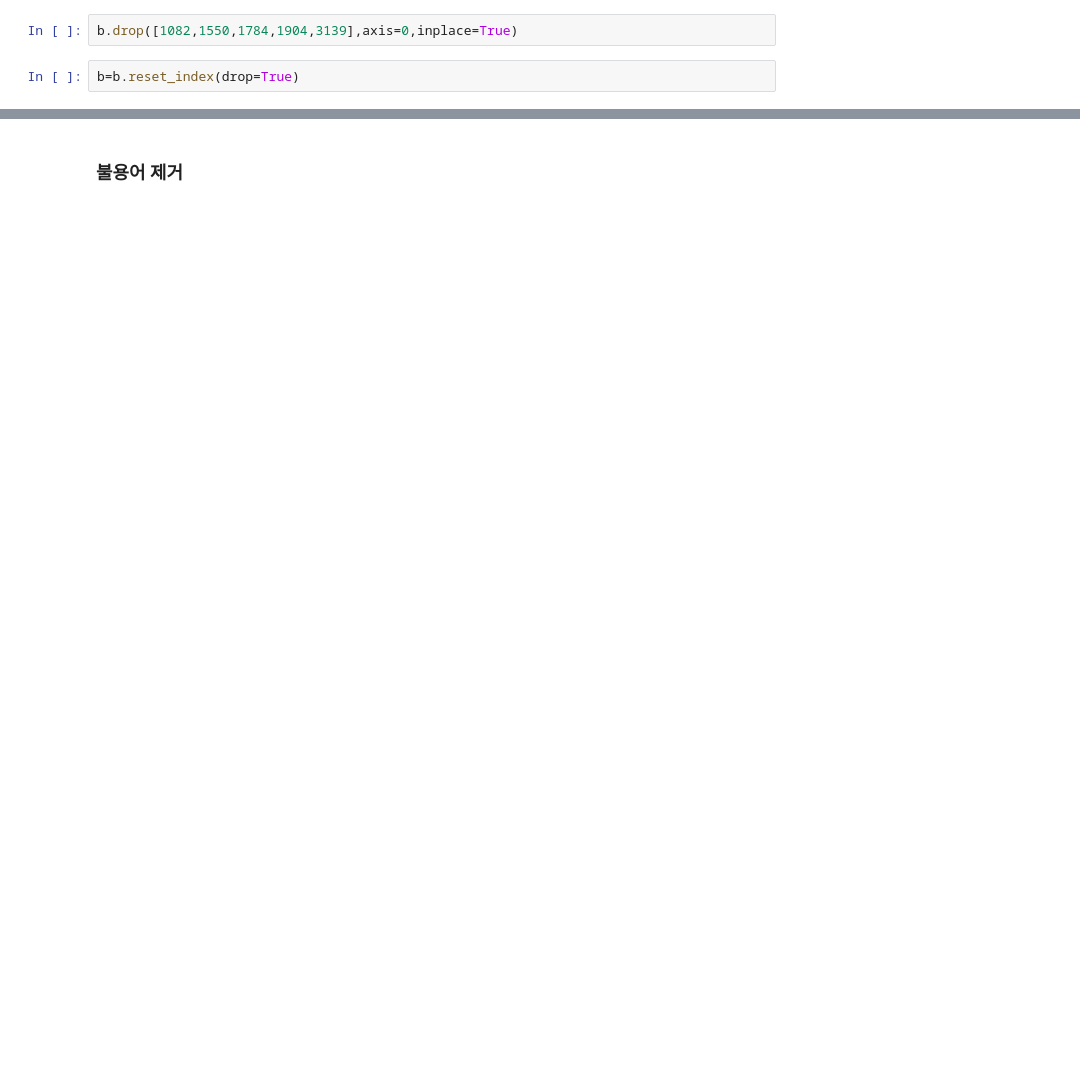
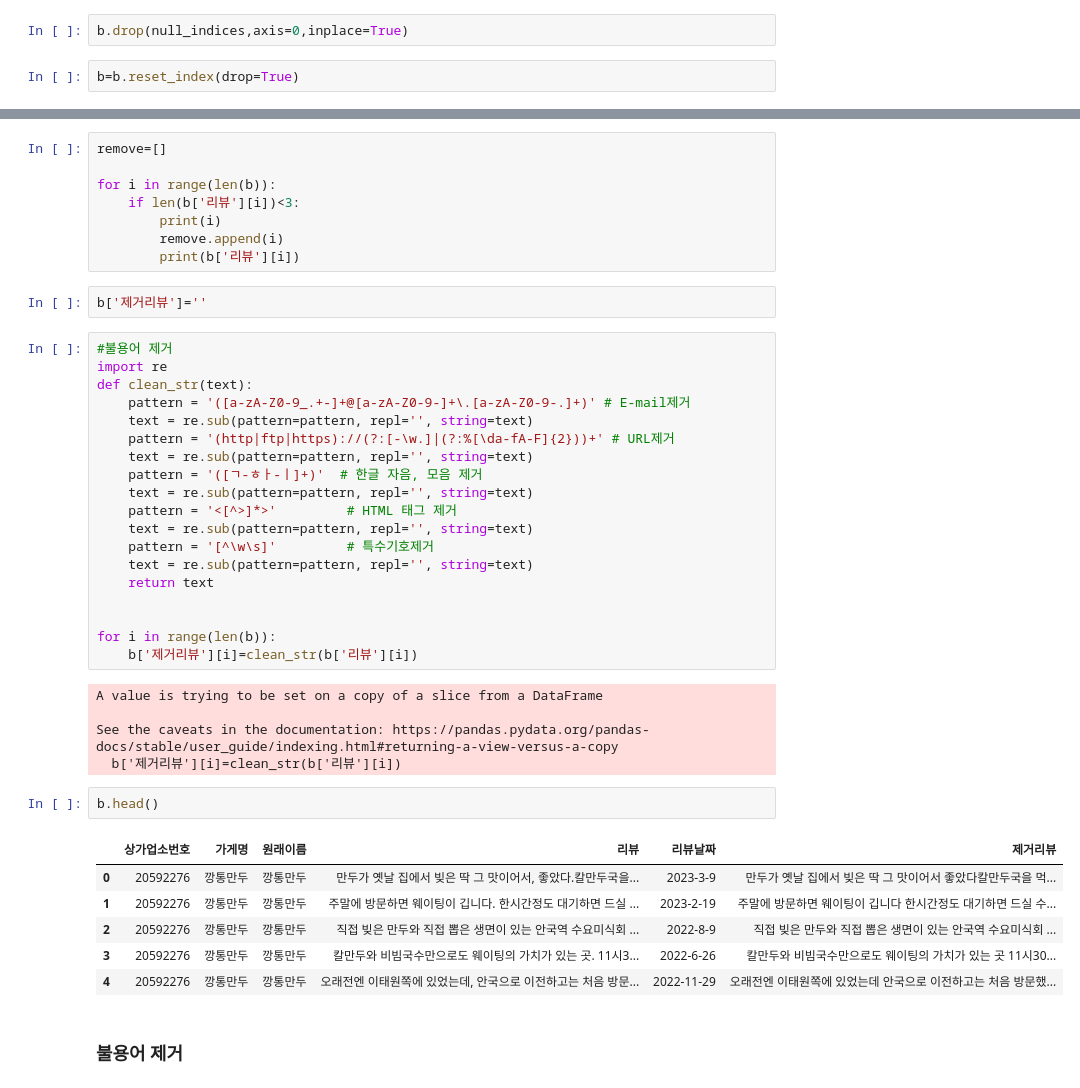
Before and after one commit to TEAM-SMooD/Keyword_Extraction, a Jupyter notebook: Bert_2gram.ipynb, the cells around one changed output, grey strips where cells are left out. Drawn from its saved outputs; the diff is of its cells as text; blank space fills up the shorter version.

```diff
--- a/Bert_2gram.ipynb
+++ b/Bert_2gram.ipynb
@@ -47,4 +39,4 @@ for i in range(len(b)):
 # %%
-b.drop([1082,1550,1784,1904,3139],axis=0,inplace=True)
+b.drop(null_indices,axis=0,inplace=True)
 # %%
 b=b.reset_index(drop=True)
@@ -51,2 +58,45 @@ b=b.reset_index(drop=True)
+# %%
+remove=[]
+
+for i in range(len(b)):
+    if len(b['리뷰'][i])<3:
+        print(i)
+        remove.append(i)
+        print(b['리뷰'][i])
+# %%
+b['제거리뷰']=''
+# %%
+#불용어 제거
+import re
+def clean_str(text):
+    pattern = '([a-zA-Z0-9_.+-]+@[a-zA-Z0-9-]+\.[a-zA-Z0-9-.]+)' # E-mail제거
+    text = re.sub(pattern=pattern, repl='', string=text)
+    pattern = '(http|ftp|https)://(?:[-\w.]|(?:%[\da-fA-F]{2}))+' # URL제거
+    text = re.sub(pattern=pattern, repl='', string=text)
+    pattern = '([ㄱ-ㅎㅏ-ㅣ]+)'  # 한글 자음, 모음 제거
+    text = re.sub(pattern=pattern, repl='', string=text)
+    pattern = '<[^>]*>'         # HTML 태그 제거
+    text = re.sub(pattern=pattern, repl='', string=text)
+    pattern = '[^\w\s]'         # 특수기호제거
+    text = re.sub(pattern=pattern, repl='', string=text)
+    return text
+
+
+for i in range(len(b)):
+    b['제거리뷰'][i]=clean_str(b['리뷰'][i])
+# %% [output]
+A value is trying to be set on a copy of a slice from a DataFrame
+
+See the caveats in the documentation: https://pandas.pydata.org/pandas-docs/stable/user_guide/indexing.html#returning-a-view-versus-a-copy
+  b['제거리뷰'][i]=clean_str(b['리뷰'][i])
+# %%
+b.head()
+# %% [output]
+|  | 상가업소번호 | 가게명 | 원래이름 | 리뷰 | 리뷰날짜 | 제거리뷰 |
+| 0 | 20592276 | 깡통만두 | 깡통만두 | 만두가 옛날 집에서 빚은 딱 그 맛이어서, 좋았다.칼만두국을... | 2023-3-9 | 만두가 옛날 집에서 빚은 딱 그 맛이어서 좋았다칼만두국을 먹... |
+| 1 | 20592276 | 깡통만두 | 깡통만두 | 주말에 방문하면 웨이팅이 깁니다. 한시간정도 대기하면 드실 ... | 2023-2-19 | 주말에 방문하면 웨이팅이 깁니다 한시간정도 대기하면 드실 수... |
+| 2 | 20592276 | 깡통만두 | 깡통만두 | 직접 빚은 만두와 직접 뽑은 생면이 있는 안국역 수요미식회 ... | 2022-8-9 | 직접 빚은 만두와 직접 뽑은 생면이 있는 안국역 수요미식회 ... |
+| 3 | 20592276 | 깡통만두 | 깡통만두 | 칼만두와 비빔국수만으로도 웨이팅의 가치가 있는 곳. 11시3... | 2022-6-26 | 칼만두와 비빔국수만으로도 웨이팅의 가치가 있는 곳 11시30... |
+| 4 | 20592276 | 깡통만두 | 깡통만두 | 오래전엔 이태원쪽에 있었는데, 안국으로 이전하고는 처음 방문... | 2022-11-29 | 오래전엔 이태원쪽에 있었는데 안국으로 이전하고는 처음 방문했... |
 # %% [markdown]
 ### 불용어 제거
```
Also changed, not shown: parts of 33 cells of this notebook, 4 other files.
